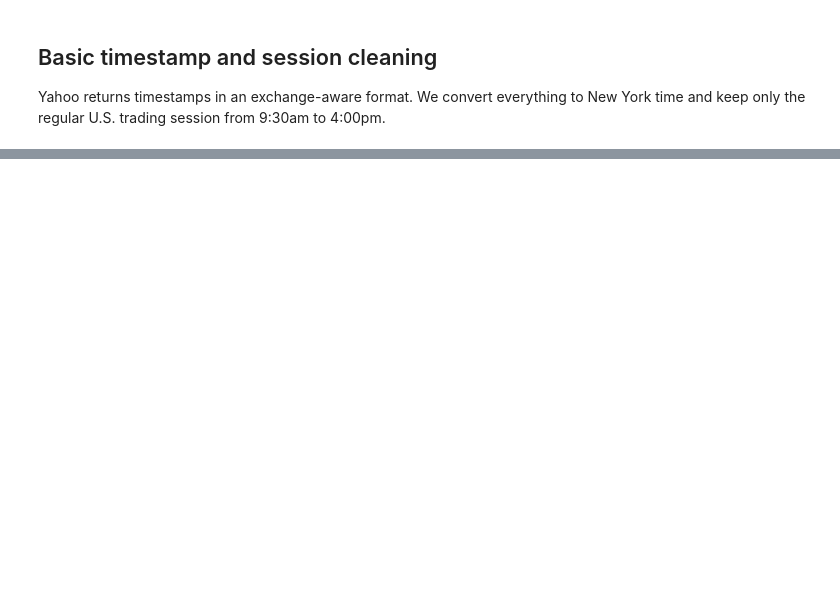
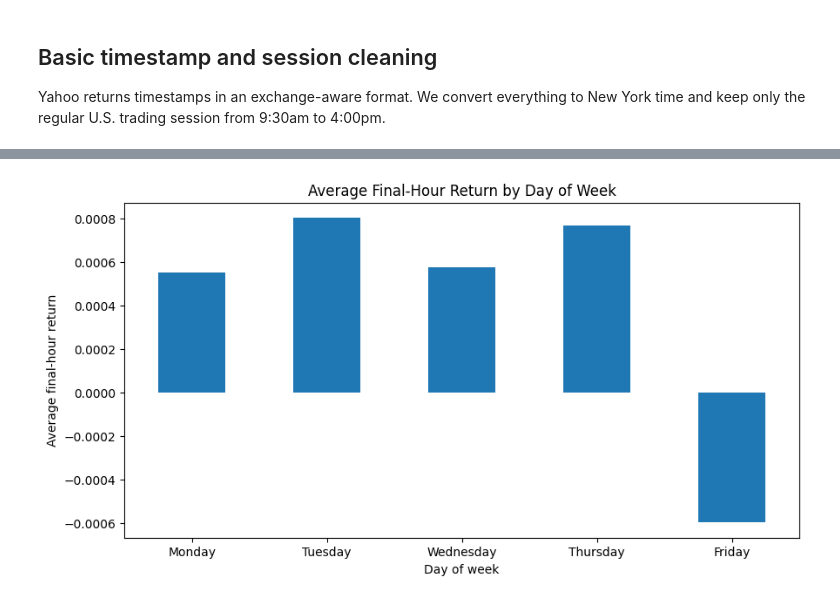
Before and after one commit to Ferreter/Dissertation, a Jupyter notebook: EDA.ipynb, the cells around one changed output, grey strips where cells are left out. Saved outputs shown, nothing was run; the diff lists cells and outputs as text; code cells hidden in the pictures; blank space fills up the shorter version.

```diff
--- a/EDA.ipynb
+++ b/EDA.ipynb
@@ -118,0 +1156,15 @@ spx_raw.head()
+# %%
+day_name_map = {
+    0: "Monday",
+    1: "Tuesday",
+    2: "Wednesday",
+    3: "Thursday",
+    4: "Friday"
+}
+
+features["day_name"] = features["day_of_week"].map(day_name_map)
+
+display(
+    features.groupby("day_name")["target_final_hour_return"]
+    .describe()
+)
@@ -118,0 +1179,12 @@ spx_raw.head()
+# %%
+plt.figure(figsize=(10, 5))
+features.groupby("day_name")["target_final_hour_return"].mean().reindex(
+    ["Monday", "Tuesday", "Wednesday", "Thursday", "Friday"]
+).plot(kind="bar")
+plt.title("Average Final-Hour Return by Day of Week")
+plt.xlabel("Day of week")
+plt.ylabel("Average final-hour return")
+plt.xticks(rotation=0)
+plt.show()
+# %% [output]
+[figure, added]
```
Also changed, not shown: parts of 108 cells of this notebook.
